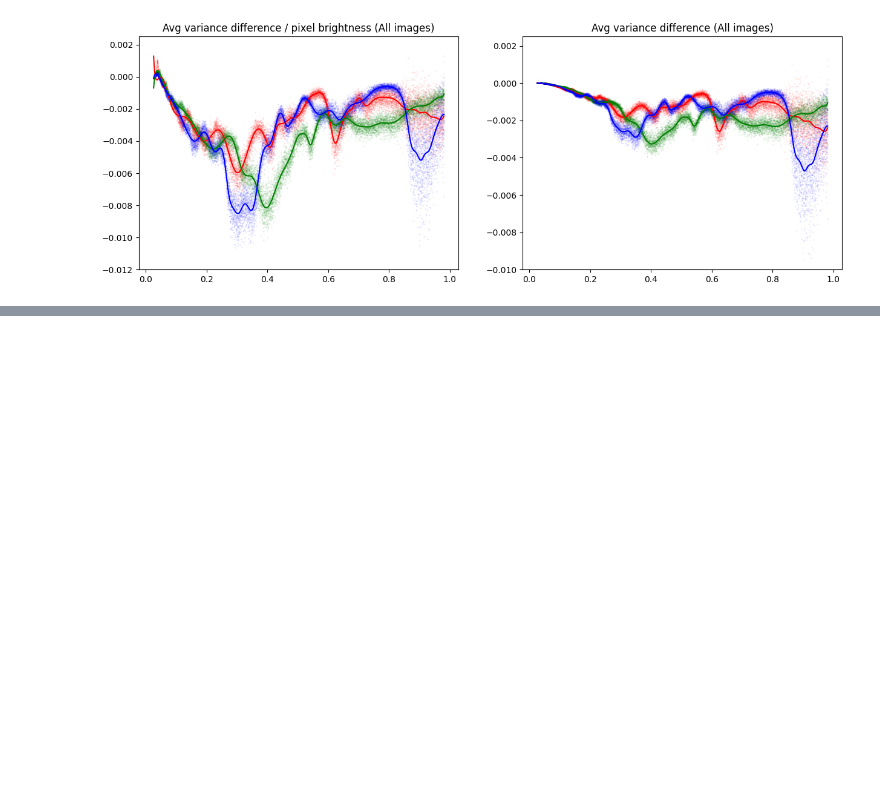
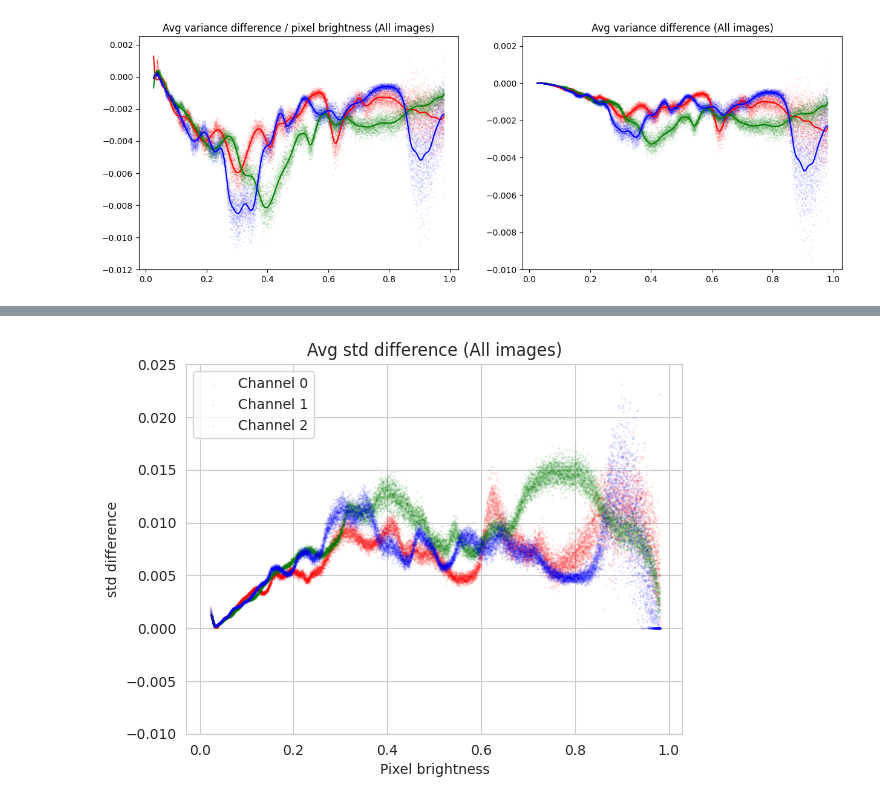
Before and after one commit to ewaMiazga/comp-photo-2025, a Jupyter notebook: variance_brightness_analysis.ipynb, the cells around one changed output, grey strips where cells are left out. Cells and saved outputs as stored; diff of their text form; code cells hidden in the pictures; blank space fills up the shorter version.

```diff
--- a/variance_brightness_analysis.ipynb
+++ b/variance_brightness_analysis.ipynb
@@ -479,0 +543,13 @@ plt.show()
+# %%
+from variance_brightness_analysis import get_brightness_to_std_difference
+
+# Get the std difference data for each channel
+print("Loading std difference data...")
+std_diff_per_brightness_r = average_y_per_x(get_brightness_to_std_difference(channel=0))
+print("Loaded std difference data for channel 0")
+std_diff_per_brightness_g1 = average_y_per_x(get_brightness_to_std_difference(channel=1))
+print("Loaded std difference data for channel 1")
+std_diff_per_brightness_b = average_y_per_x(get_brightness_to_std_difference(channel=2))
+print("Loaded std difference data for channel 2")
+std_diff_per_brightness_g2 = average_y_per_x(get_brightness_to_std_difference(channel=3))
+print("Loaded std difference data for channel 3")
@@ -479,0 +562,26 @@ plt.show()
+# %%
+# Do negation and clipping to avoid negative values
+std_diff_per_brightness_r_negated = std_diff_per_brightness_r.copy()
+std_diff_per_brightness_g1_negated = std_diff_per_brightness_g1.copy()
+std_diff_per_brightness_b_negated = std_diff_per_brightness_b.copy()
+std_diff_per_brightness_g2_negated = std_diff_per_brightness_g2.copy()
+std_diff_per_brightness_r_negated[:,1] = -np.clip(std_diff_per_brightness_r[:, 1], a_min=None, a_max=0)
+std_diff_per_brightness_g1_negated[:,1] = -np.clip(std_diff_per_brightness_g1[:, 1], a_min=None, a_max=0)
+std_diff_per_brightness_b_negated[:,1] = -np.clip(std_diff_per_brightness_b[:, 1], a_min=None, a_max=0)
+std_diff_per_brightness_g2_negated[:,1] = -np.clip(std_diff_per_brightness_g2[:, 1], a_min=None, a_max=0)
+
+
+# Plot the std difference data
+
+plt.scatter(std_diff_per_brightness_r_negated[:,0], std_diff_per_brightness_r_negated[:,1], s=0.3, color='red', label="Channel 0", alpha=0.1)
+plt.scatter(std_diff_per_brightness_g1_negated[:,0], std_diff_per_brightness_g1_negated[:,1], s=0.3, color='green', label="Channel 1", alpha=0.1)
+plt.scatter(std_diff_per_brightness_b_negated[:,0], std_diff_per_brightness_b_negated[:,1], s=0.3, color='blue', label="Channel 2", alpha=0.1)
+# plt.scatter(std_diff_per_brightness_g2[:,0], std_diff_per_brightness_g2[:,1], s=0.3, color='purple', label="Channel 3", alpha=0.1)
+plt.ylim(-0.01, 0.025)
+plt.title("Avg std difference (All images)")
+plt.xlabel("Pixel brightness")
+plt.ylabel("std difference")
+plt.legend()
+plt.show()
+# %% [output]
+[figure, added]
```
Also changed, not shown: parts of 7 cells of this notebook, 6 other files.
